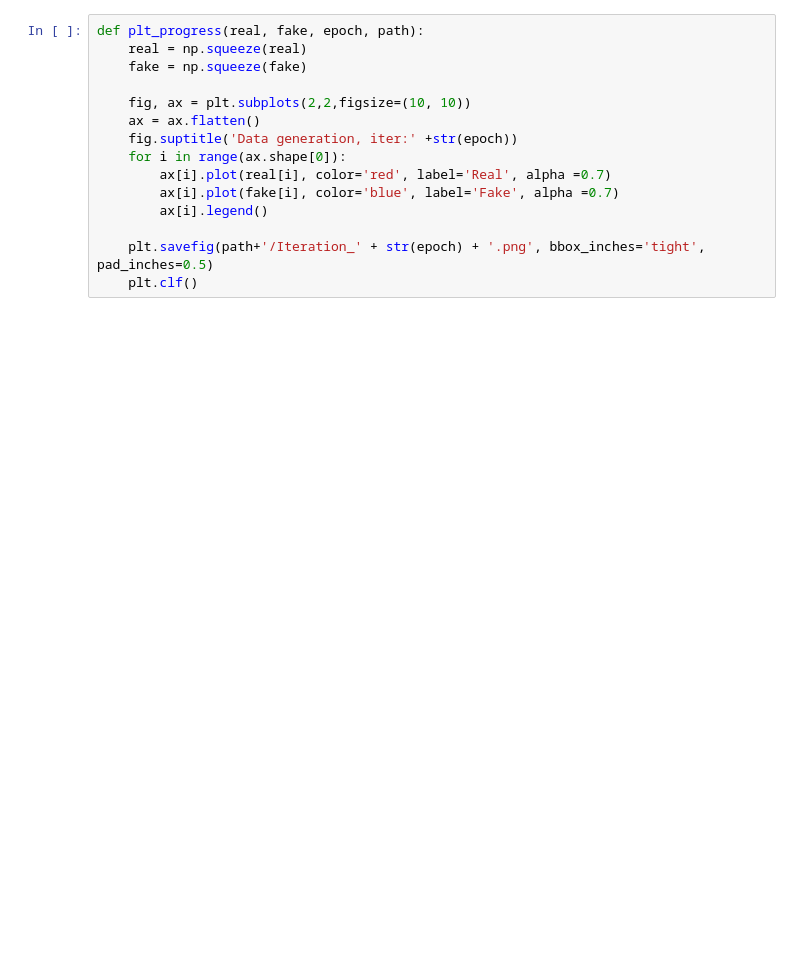
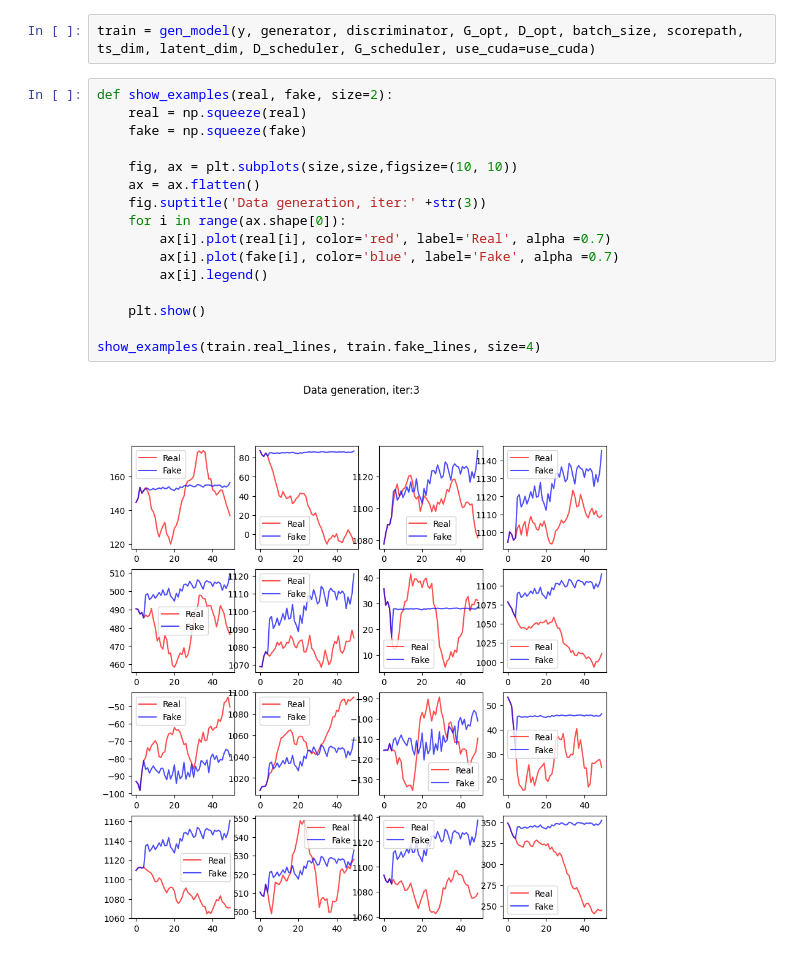
Before and after one commit to QMoayedpour/statapp-hsbc, a Jupyter notebook: gan_simulation.ipynb, the cells around one changed output. Cells and saved outputs as stored; diff of their text form; blank space fills up the shorter version.

```diff
--- a/gan_simulation.ipynb
+++ b/gan_simulation.ipynb
@@ -184,15 +53,20 @@ class Data(object):
+# %%
+train = gen_model(y, generator, discriminator, G_opt, D_opt, batch_size, scorepath, ts_dim, latent_dim, D_scheduler, G_scheduler, use_cuda=use_cuda)
 # %%
-def plt_progress(real, fake, epoch, path):
+def show_examples(real, fake, size=2):
     real = np.squeeze(real)
     fake = np.squeeze(fake)
 
-    fig, ax = plt.subplots(2,2,figsize=(10, 10))
+    fig, ax = plt.subplots(size,size,figsize=(10, 10))
     ax = ax.flatten()
-    fig.suptitle('Data generation, iter:' +str(epoch))
+    fig.suptitle('Data generation, iter:' +str(3))
     for i in range(ax.shape[0]):
         ax[i].plot(real[i], color='red', label='Real', alpha =0.7)
         ax[i].plot(fake[i], color='blue', label='Fake', alpha =0.7)
         ax[i].legend()
 
-    plt.savefig(path+'/Iteration_' + str(epoch) + '.png', bbox_inches='tight', pad_inches=0.5)
-    plt.clf()
+    plt.show()
+
+show_examples(train.real_lines, train.fake_lines, size=4)
+# %% [output]
+[figure, added]
```
Also changed, not shown: parts of 8 cells of this notebook, 4 other files.
